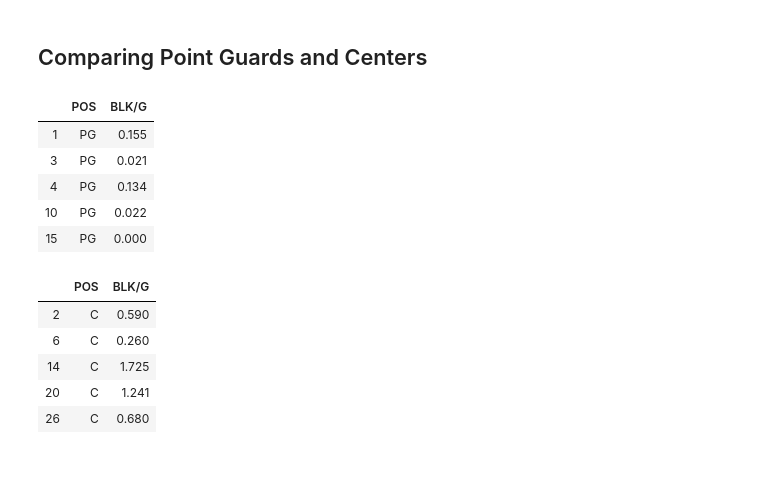
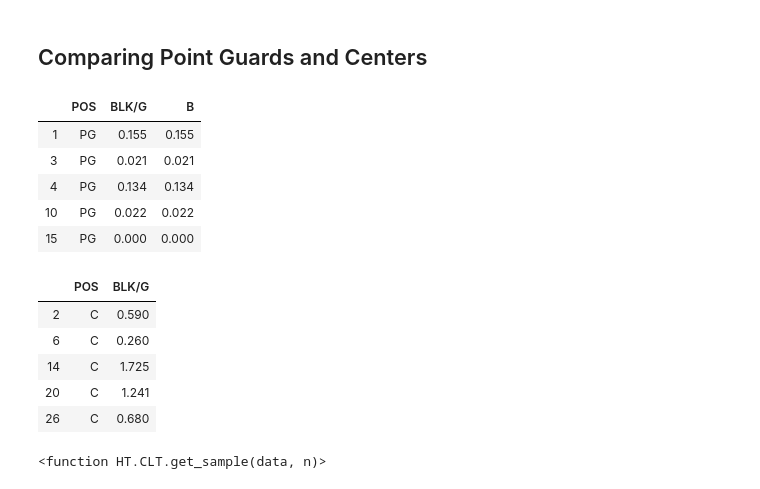
Before and after one commit to DanBaumann/NBA-Hypothesis-Tests, a Jupyter notebook: Dans_Work/New Hypothesis.ipynb, the cells around one changed output. Drawn from its saved outputs; the diff is of its cells as text; code cells hidden in the pictures.

```diff
--- a/Dans_Work/New Hypothesis.ipynb
+++ b/Dans_Work/New Hypothesis.ipynb
@@ -114,14 +120,16 @@ We may discover more drastic differences in t-statistics between certain groups
 # %% [markdown]
 ## Comparing Point Guards and Centers
 # %%
+
+PG_BLK['B'] = PG_BLK['BLK/G']
 display(PG_BLK.head(), C_BLK.head())
 # %% [output]
-|  | POS | BLK/G |
-| 1 | PG | 0.155 |
-| 3 | PG | 0.021 |
-| 4 | PG | 0.134 |
-| 10 | PG | 0.022 |
-| 15 | PG | 0.000 |
+|  | POS | BLK/G | B |
+| 1 | PG | 0.155 | 0.155 |
+| 3 | PG | 0.021 | 0.021 |
+| 4 | PG | 0.134 | 0.134 |
+| 10 | PG | 0.022 | 0.022 |
+| 15 | PG | 0.000 | 0.000 |
 |  | POS | BLK/G |
 | 2 | C | 0.590 |
 | 6 | C | 0.260 |
@@ -133,0 +139,5 @@ ht.sampling.create_sample_distribution(PG_BLK['BLK/G'])
+# %%
+# PG_BLK_sample = HT.CLT().get_sample(PG_BLK.B, n = 30)
+HT.CLT.get_sample
+# %% [output]
+<function HT.CLT.get_sample(data, n)>
```
Also changed, not shown: parts of 13 cells of this notebook, 2 other files.
